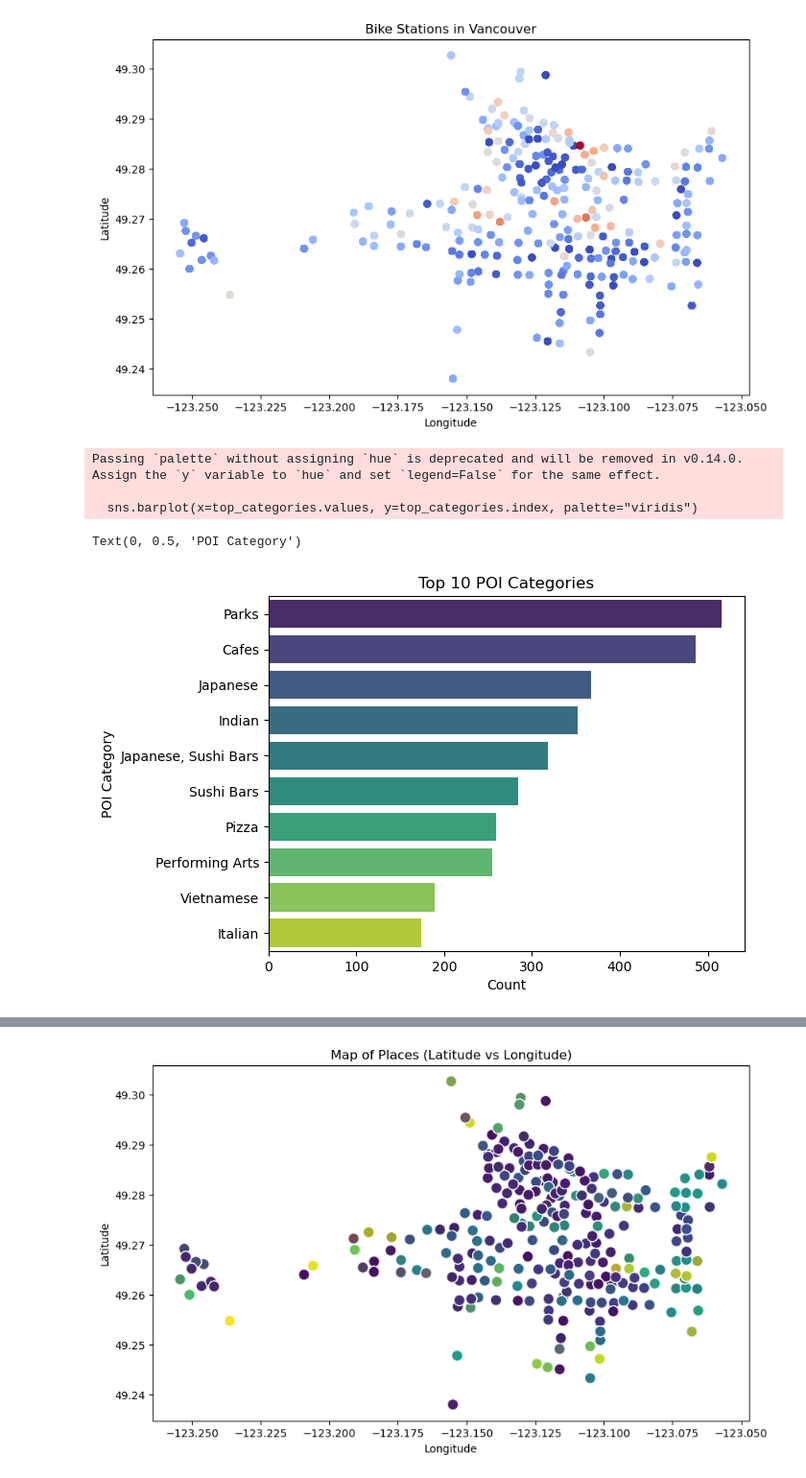
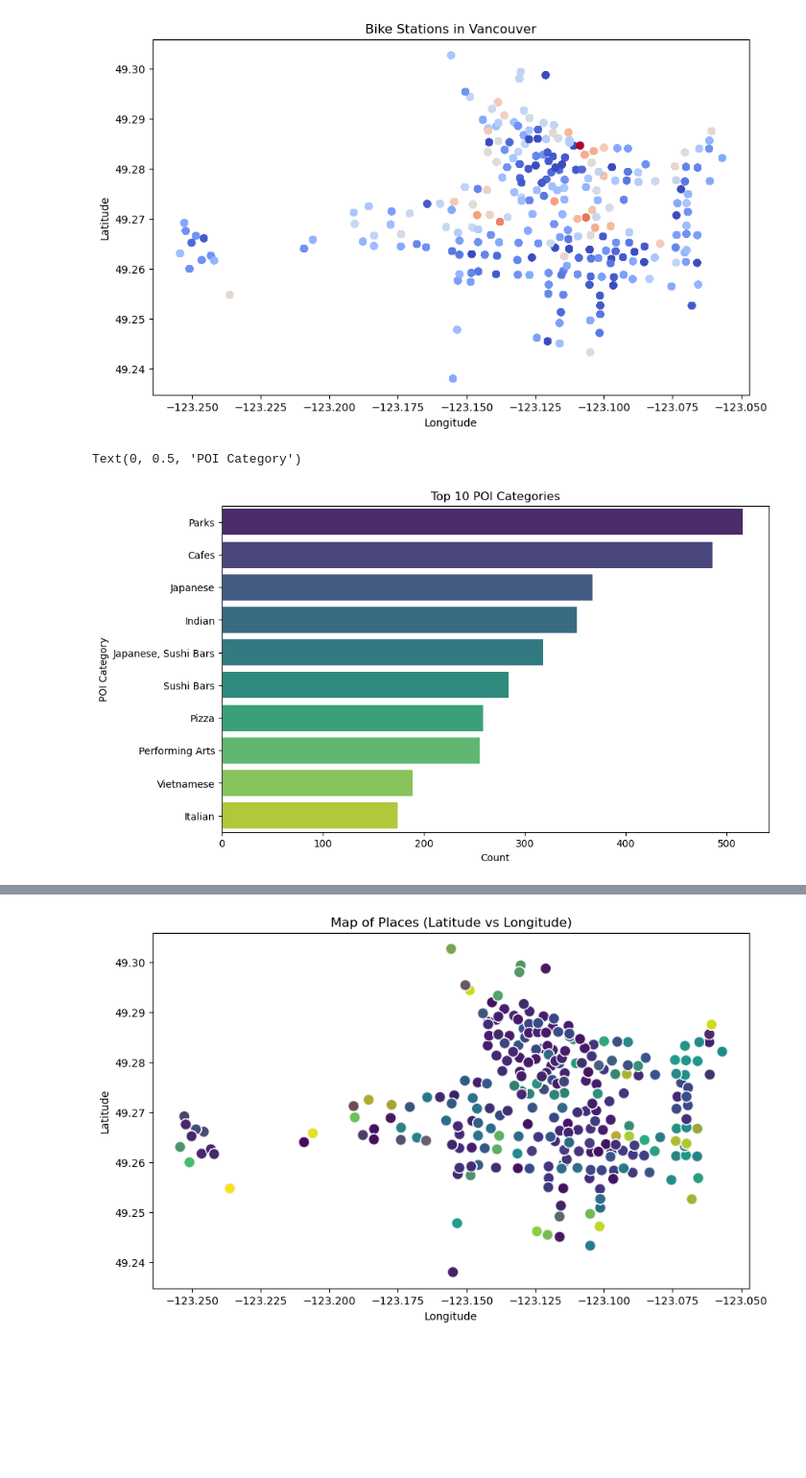
Before and after one commit to AlinaTendler/LHL-Project-2-Statistical-Modelling-with-Python, a Jupyter notebook: notebooks/3_joining_data.ipynb, the cells around one changed output, grey strips where cells are left out. Shown: that part at 96% size. Cells and saved outputs as stored; diff of their text form; code cells hidden in the pictures; blank space fills up the shorter version.

```diff
--- a/notebooks/3_joining_data.ipynb
+++ b/notebooks/3_joining_data.ipynb
@@ -102,14 +102,12 @@ Text(0, 0.5, 'Latitude')
 # %%
 # Bar Chart: Top POI Categories
 
+plt.figure(figsize=(10, 6))
 top_categories = citybike_yelp_df["Category"].value_counts().nlargest(10)
-sns.barplot(x=top_categories.values, y=top_categories.index, palette="viridis")
+sns.barplot(x=top_categories.values, y=top_categories.index, hue=top_categories.index, palette="viridis")
 plt.title("Top 10 POI Categories")
 plt.xlabel("Count")
 plt.ylabel("POI Category")
 # %% [output]
-Passing `palette` without assigning `hue` is deprecated and will be removed in v0.14.0. Assign the `y` variable to `hue` and set `legend=False` for the same effect.
-
-  sns.barplot(x=top_categories.values, y=top_categories.index, palette="viridis")
+Text(0, 0.5, 'POI Category')
-Text(0, 0.5, 'POI Category')
-[figure, old version]
+[figure, new version]
```
Also changed, not shown: parts of 3 cells of this notebook.
